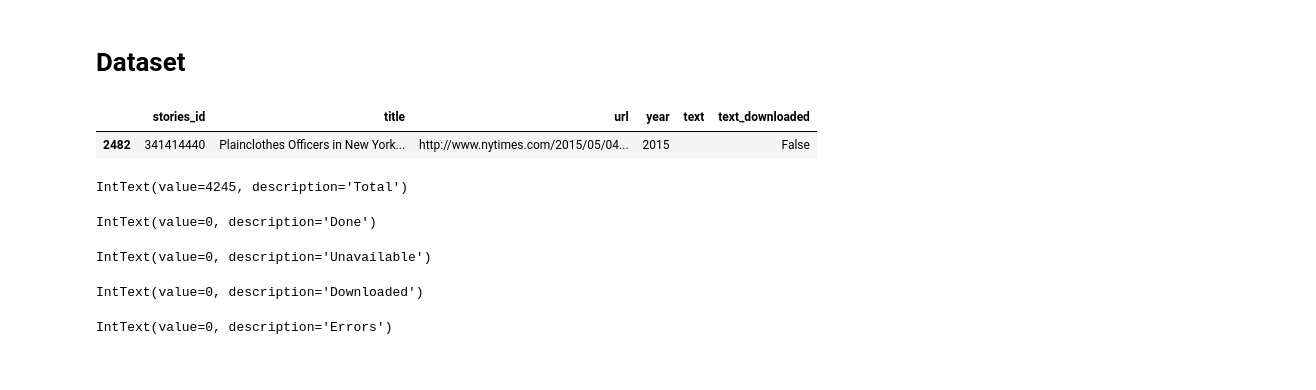
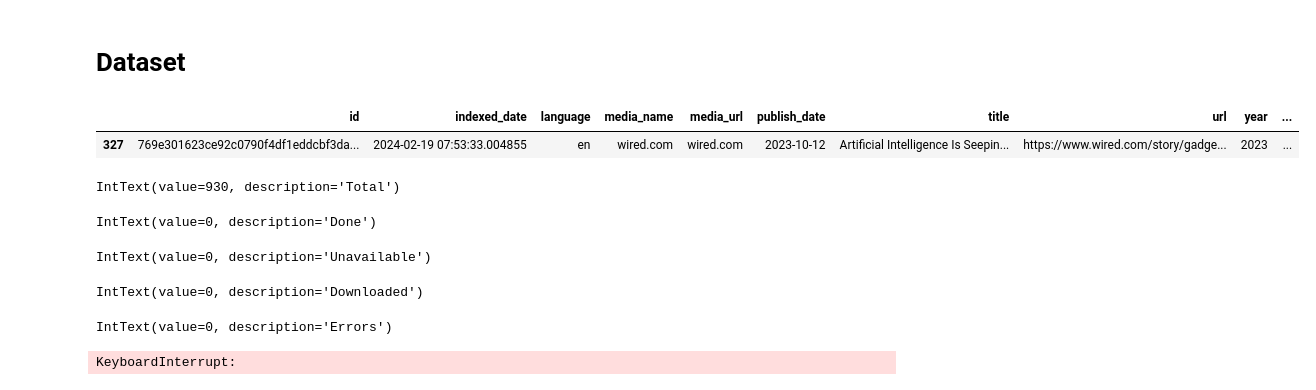
Before and after one commit to AlbaTaboada/Edgelands, a Jupyter notebook: data/1-Download.ipynb, the cells around one changed output. Saved outputs shown, nothing was run; the diff lists cells and outputs as text; code cells hidden in the pictures.

Commit message:
wired data

```diff
--- a/data/1-Download.ipynb
+++ b/data/1-Download.ipynb
@@ -24,46 +24,47 @@ from IPython.display import display
 # Dataset
 # %%
 # query = "Query_NYT_5y_surveillance"
-query = "Query_NYT_13y_surveillance"
+# query = "Query_NYT_13y_surveillance"
 # query = "Query_US_5y_Svalbard"
+query = "wired"
 
 CSV_FILE = query + ".csv"
 FEATHER_FILE = query + ".feather"
 
 if os.path.isfile(FEATHER_FILE):
     df = pd.read_feather(FEATHER_FILE)
 
 else:
     df = pd.read_csv(CSV_FILE)
 
     df["year"] = df.loc[:, "publish_date"]
     df["year"] = df["year"].str[:4]
     df["text"] = ""
     df["text_downloaded"] = False
 
-    df = df.drop(
-        [
-            "ap_syndicated",
-            "collect_date",
-            "feeds",
-            "guid",
-            "media_id",
-            "media_name",
-            "media_url",
-            "metadata",
-            "language",
-            "processed_stories_id",
-            "publish_date",
-            "story_tags",
-            "word_count",
-        ],
-        axis=1,
-    )
+    # df = df.drop(
+    #     [
+    #         "ap_syndicated",
+    #         "collect_date",
+    #         "feeds",
+    #         "guid",
+    #         "media_id",
+    #         "media_name",
+    #         "media_url",
+    #         "metadata",
+    #         "language",
+    #         "processed_stories_id",
+    #         "publish_date",
+    #         "story_tags",
+    #         "word_count",
+    #     ],
+    #     axis=1,
+    # )
 
 df.sample(1)
 # %% [output]
-|  | stories_id | title | url | year | text | text_downloaded |
-| 2482 | 341414440 | Plainclothes Officers in New York... | http://www.nytimes.com/2015/05/04... | 2015 |  | False |
+|  | id | indexed_date | language | media_name | media_url | publish_date | title | url | year | ... |
+| 327 | 769e301623ce92c0790f4df1eddcbf3da... | 2024-02-19 07:53:33.004855 | en | wired.com | wired.com | 2023-10-12 | Artificial Intelligence Is Seepin... | https://www.wired.com/story/gadge... | 2023 | ... |
 # %%
 # Error Counter
 total = widgets.IntText(description="Total", value=df.shape[0])
@@ -81,7 +82,7 @@ for index in trange(0, df.shape[0]):
     API = "https://archive.org/wayback/available"
     params = {
         "url": df.iloc[index].url,
-        "timeout": "300",
+        "timeout": "10",
         "closest": "either",
         "status_code": "200",
     }
@@ -108,11 +109,12 @@ for index in trange(0, df.shape[0]):
 
     df.to_feather(FEATHER_FILE)
 # %% [output]
-IntText(value=4245, description='Total')
+IntText(value=930, description='Total')
 IntText(value=0, description='Done')
 IntText(value=0, description='Unavailable')
 IntText(value=0, description='Downloaded')
 IntText(value=0, description='Errors')
+KeyboardInterrupt:
 # %%
 # df.to_feather(FEATHER_FILE)
 df.sample(10)
```
Also changed, not shown: parts of 2 cells of this notebook, 2 other files.
